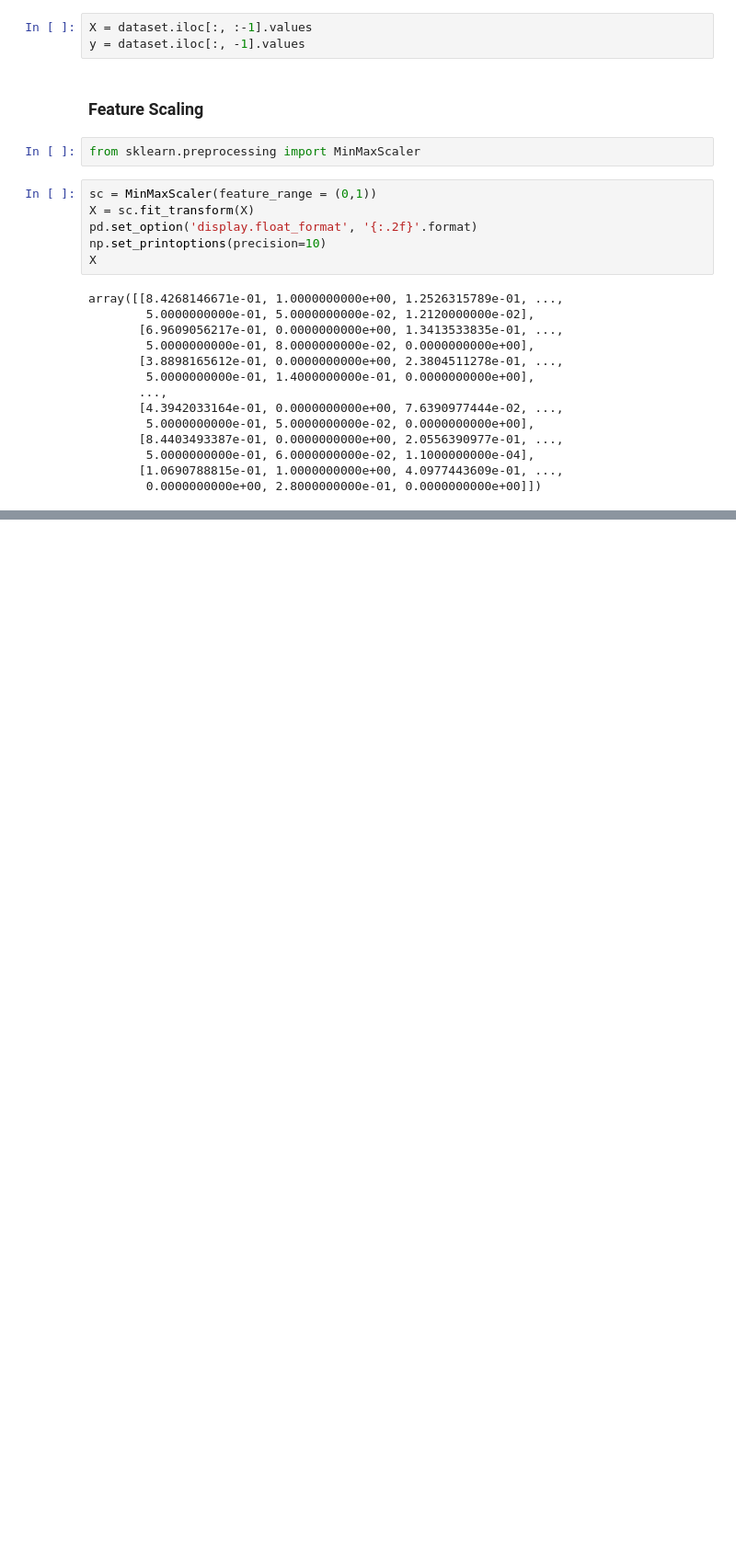
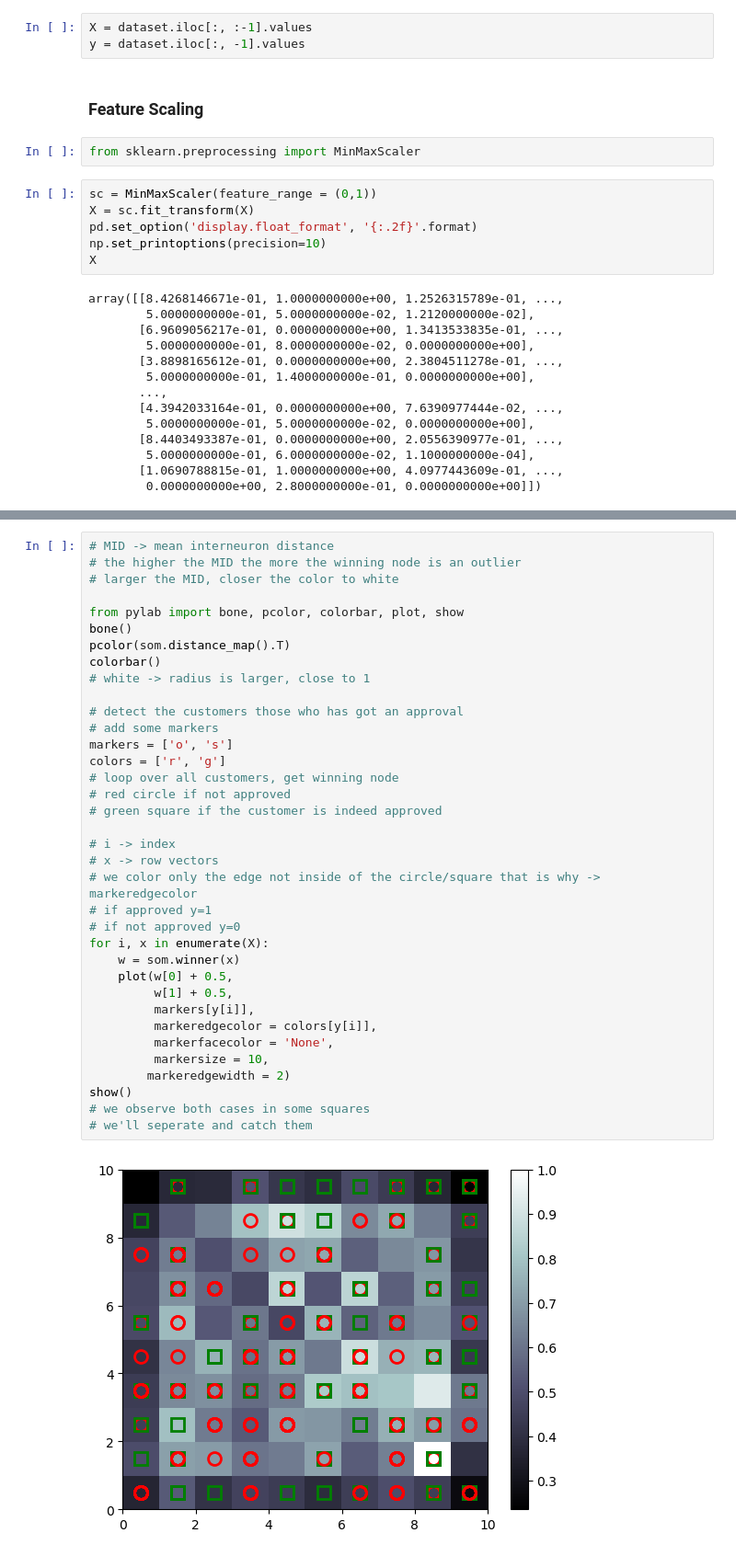
Before and after one commit to Kyotun/ML, a Jupyter notebook: fraud-detection/main.ipynb, the cells around one changed output, grey strips where cells are left out. Shown: that part at 92% size. Saved outputs shown, nothing was run; the diff lists cells and outputs as text; blank space fills up the shorter version.

Commit message:
Fraud detection: create and train the model(som)

```diff
--- a/fraud-detection/main.ipynb
+++ b/fraud-detection/main.ipynb
@@ -55,0 +80,38 @@ array([[8.4268146671e-01, 1.0000000000e+00, 1.2526315789e-01, ...,
+# %%
+# MID -> mean interneuron distance
+# the higher the MID the more the winning node is an outlier
+# larger the MID, closer the color to white
+
+from pylab import bone, pcolor, colorbar, plot, show
+bone()
+pcolor(som.distance_map().T)
+colorbar()
+# white -> radius is larger, close to 1
+
+# detect the customers those who has got an approval
+# add some markers
+markers = ['o', 's']
+colors = ['r', 'g']
+# loop over all customers, get winning node
+# red circle if not approved
+# green square if the customer is indeed approved
+
+# i -> index
+# x -> row vectors
+# we color only the edge not inside of the circle/square that is why -> markeredgecolor
+# if approved y=1
+# if not approved y=0
+for i, x in enumerate(X):
+    w = som.winner(x)
+    plot(w[0] + 0.5,
+         w[1] + 0.5,
+         markers[y[i]],
+         markeredgecolor = colors[y[i]],
+         markerfacecolor = 'None',
+         markersize = 10,
+        markeredgewidth = 2)
+show()
+# we observe both cases in some squares
+# we'll seperate and catch them
+# %% [output]
+[figure, added]
```
Also changed, not shown: parts of 6 cells of this notebook.
